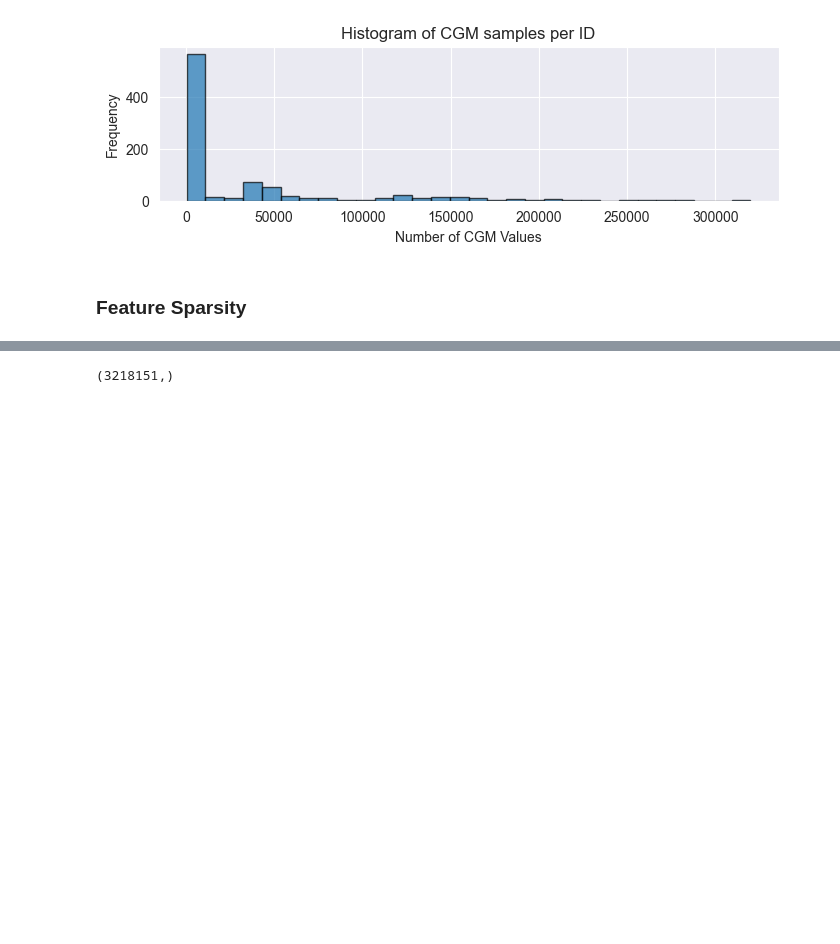
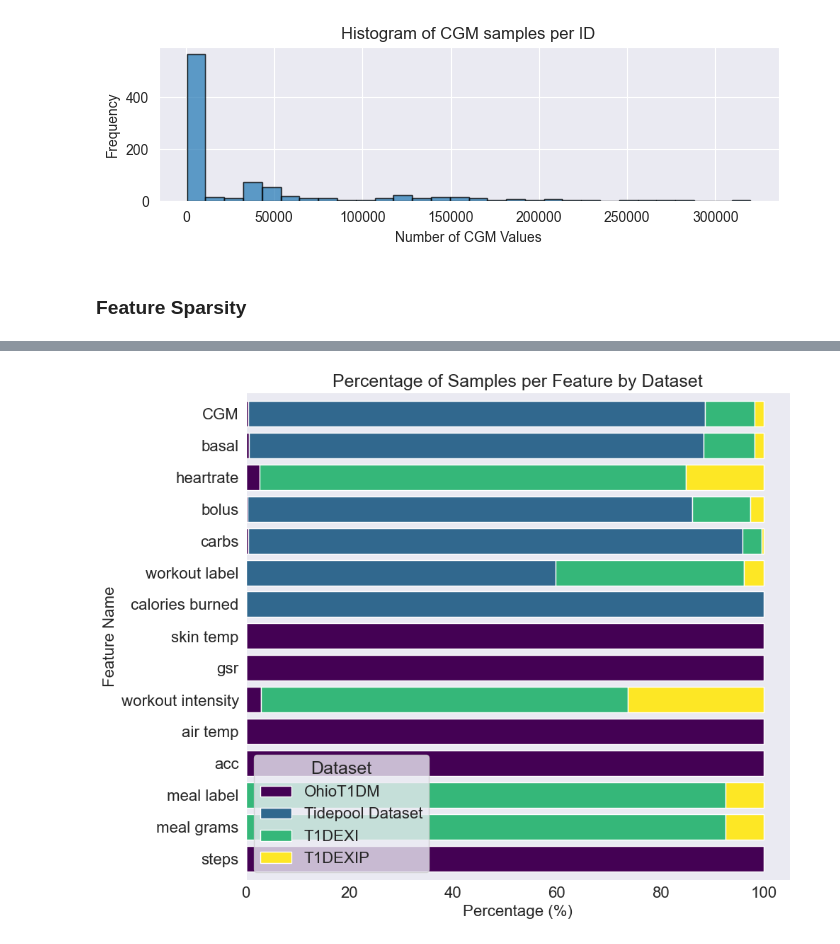
Before and after one commit to miriamkw/BGP_DatasetMerge, a Jupyter notebook: notebooks/dataset_comparison.ipynb, the cells around one changed output, grey strips where cells are left out. Cells and saved outputs as stored; diff of their text form; code cells hidden in the pictures; blank space fills up the shorter version.

```diff
--- a/notebooks/dataset_comparison.ipynb
+++ b/notebooks/dataset_comparison.ipynb
@@ -178,3 +267,42 @@ df_ohio[df_ohio['workout_intensity'].notna()]
 # %%
+# Normalize the data to calculate percentages
+feature_samples_data_percentage = feature_samples_data.div(feature_samples_data.sum(axis=1), axis=0) * 100
+
+# Create a stacked bar plot with the normalized data
+#feature_samples_data_percentage.plot(kind='bar', stacked=True, figsize=(12, 8), colormap="viridis", width=0.8)
+feature_samples_data_percentage.plot(
+    kind='barh',  # 'barh' for horizontal bars
+    stacked=True,
+    figsize=(10, 8),  # Adjust the width and height for horizontal orientation
+    colormap="viridis",
+    width=0.8
+)
+
+# Update labels and title
+plt.xlabel("Percentage (%)", fontsize=16)
+plt.ylabel("Feature Name", fontsize=16)
+plt.title("Percentage of Samples per Feature by Dataset", fontsize=18)
+
+# Update x-axis labels to include newlines for readability
+#new_labels_with_newline = [label.replace(' ', '\n') for label in feature_samples_data.index]
+#plt.xticks(rotation=0, ticks=range(len(feature_samples_data.index)), labels=new_labels_with_newline, fontsize=14)
+
+# Update y-axis ticks and font size
+plt.xticks(fontsize=16)
+plt.yticks(fontsize=16)
+
+# Add a legend in the upper-right corner
+plt.legend(title="Dataset", loc='lower left', fontsize=16, title_fontsize=18)
+
+# Add gridlines for the y-axis
+plt.grid(axis="y", linestyle="--", alpha=0.7)
+
+# Adjust layout to avoid clipping and save the plot
+plt.tight_layout()
+plt.grid(False)
+plt.savefig("feature_percentage_stacked.svg", format='svg')
+
+# Show the plot
+plt.show()
 # %% [output]
-(3218151,)
+[figure, added]
```
Also changed, not shown: parts of 10 cells of this notebook.
